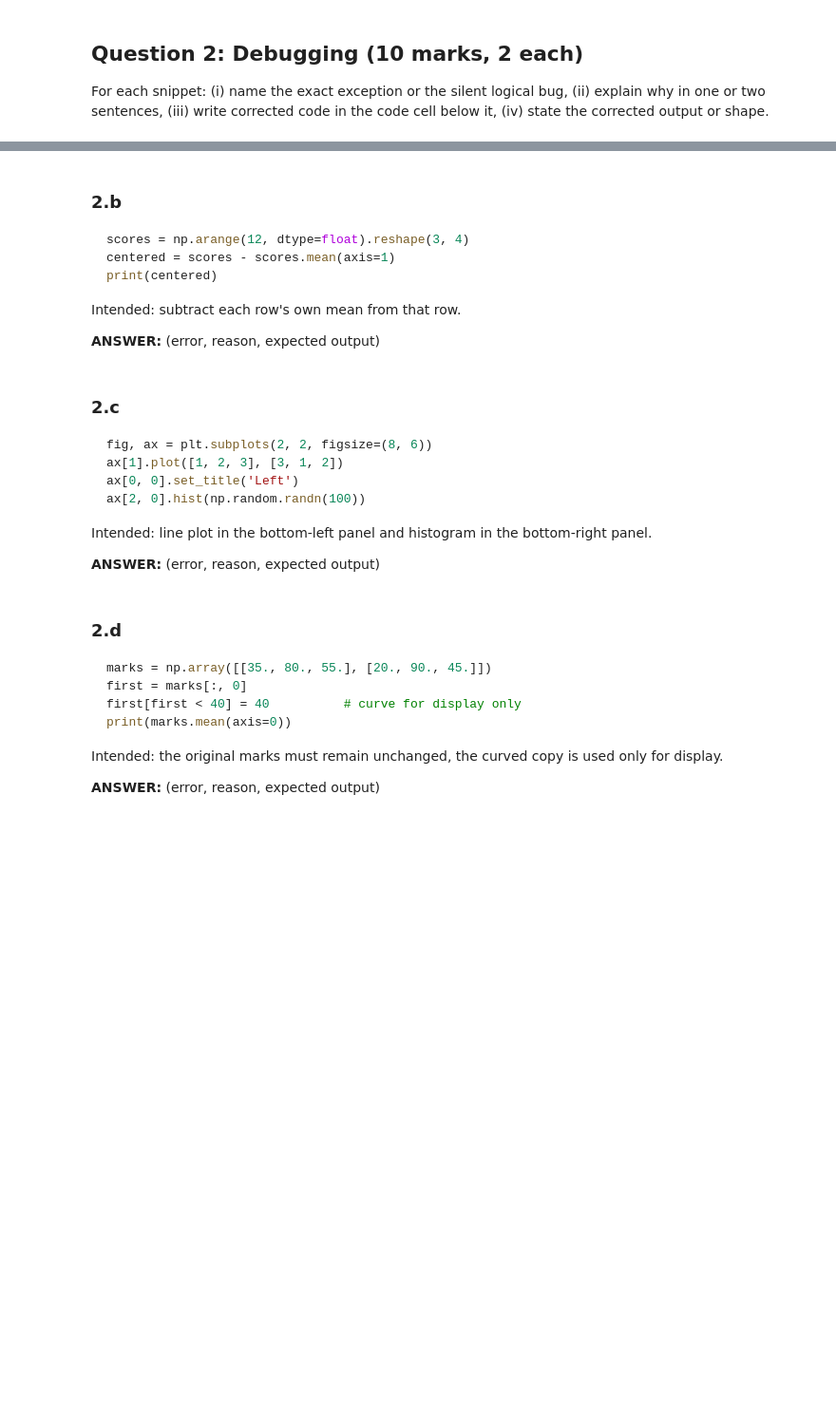
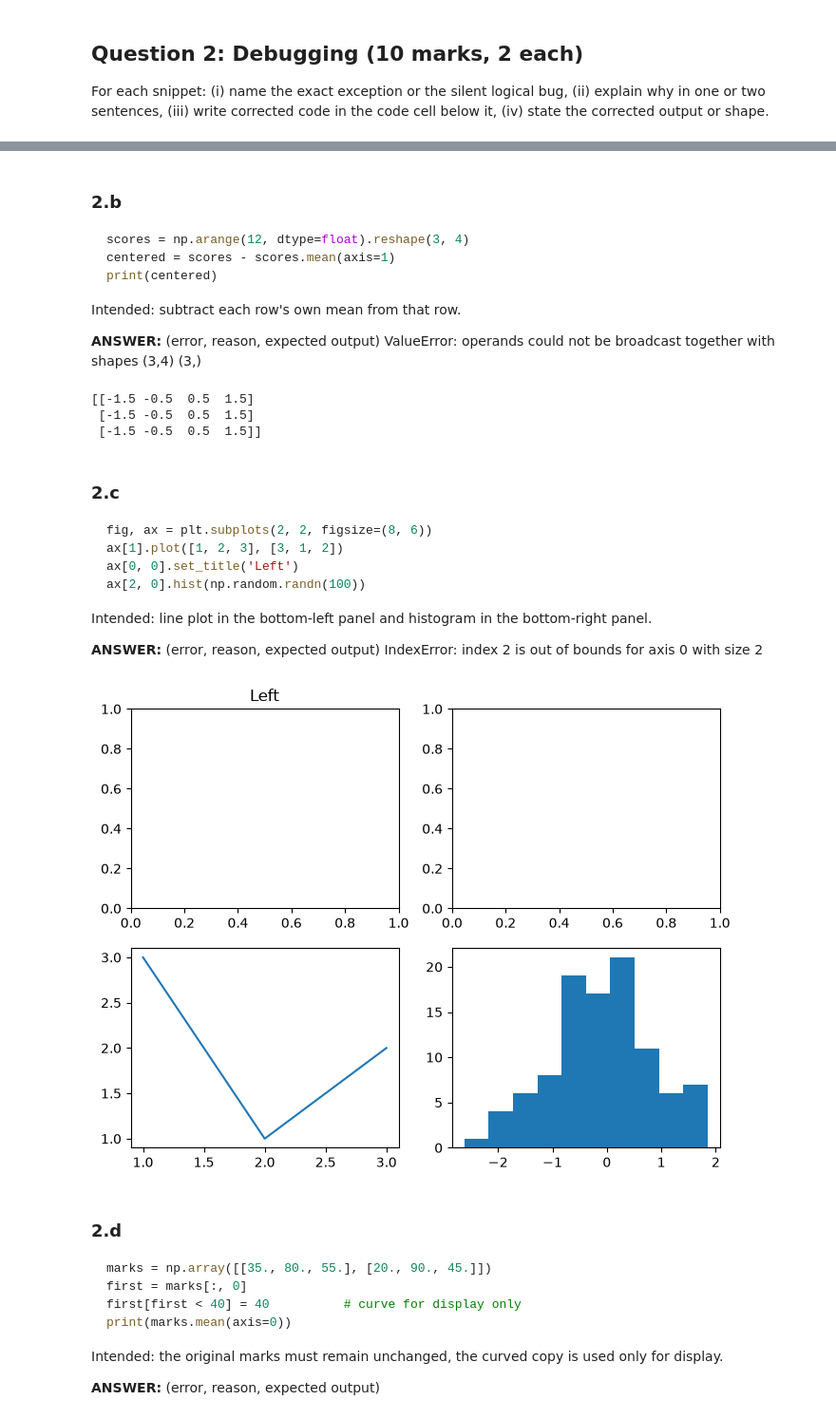
Before and after one commit to f250055/Python_3, a Jupyter notebook: Assignment3_Programming_for_AI.ipynb, the cells around one changed output, grey strips where cells are left out. Shown at 95% size. Drawn from its saved outputs; the diff is of its cells as text; code cells hidden in the pictures; blank space fills up the shorter version.

````diff
--- a/Assignment3_Programming_for_AI.ipynb
+++ b/Assignment3_Programming_for_AI.ipynb
@@ -145,3 +151,4 @@ print(centered)
 Intended: subtract each row's own mean from that row.
 
 **ANSWER:** (error, reason, expected output)
+ValueError: operands could not be broadcast together with shapes (3,4) (3,)
@@ -150,3 +155,11 @@ Intended: subtract each row's own mean from that row.
+# %%
+scores = np.arange(12, dtype=float).reshape(3, 4)
+centered = scores - scores.mean(axis=1, keepdims=True)
+print(centered)
+# %% [output]
+[[-1.5 -0.5  0.5  1.5]
+ [-1.5 -0.5  0.5  1.5]
+ [-1.5 -0.5  0.5  1.5]]
 # %% [markdown]
 ### 2.c
 ```python
@@ -158,3 +171,4 @@ ax[2, 0].hist(np.random.randn(100))
 Intended: line plot in the bottom-left panel and histogram in the bottom-right panel.
 
 **ANSWER:** (error, reason, expected output)
+IndexError: index 2 is out of bounds for axis 0 with size 2
@@ -163,3 +175,14 @@ Intended: line plot in the bottom-left panel and histogram in the bottom-right p
+# %%
+fig, ax = plt.subplots(2, 2, figsize=(8, 6))
+
+ax[1, 0].plot([1, 2, 3], [3, 1, 2])
+ax[0, 0].set_title('Left')
+
+ax[1, 1].hist(np.random.randn(100))
+
+plt.show()
+# %% [output]
+[figure, added]
 # %% [markdown]
 ### 2.d
 ```python
````
Also changed, not shown: parts of 18 cells of this notebook, 3 other files.
